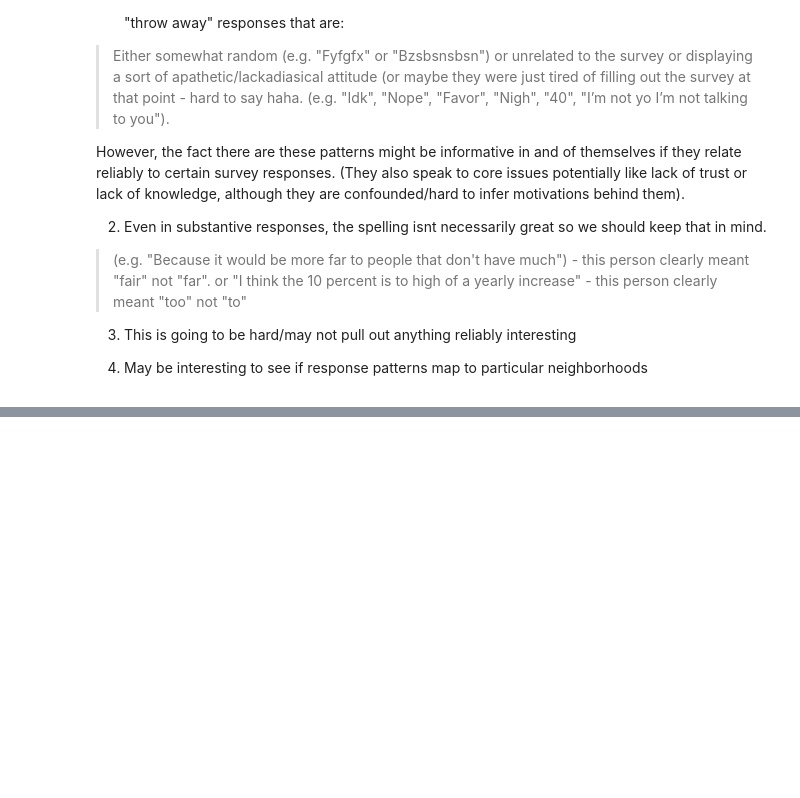
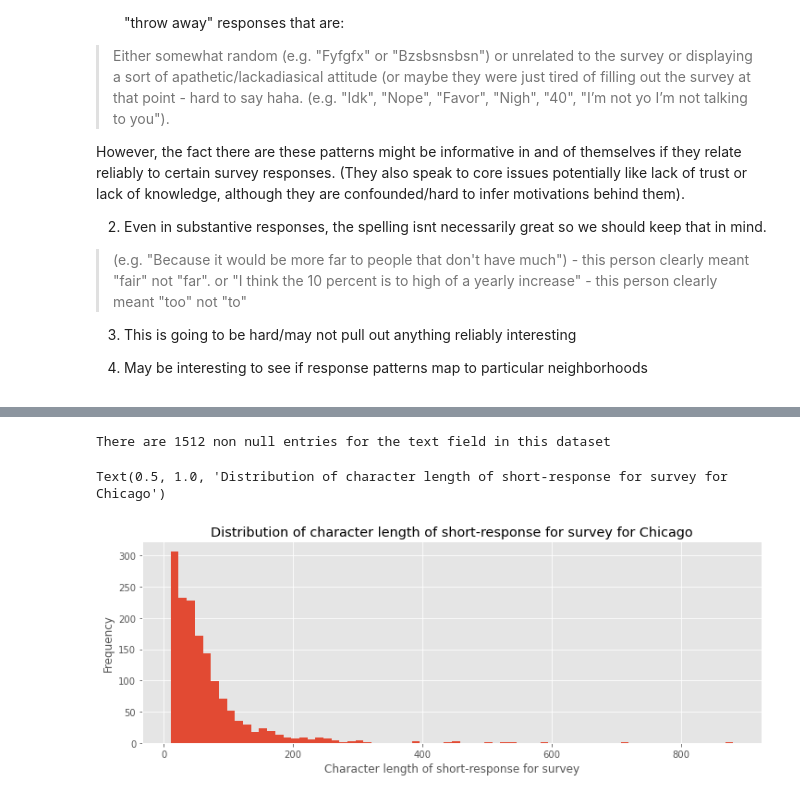
Before and after one commit to erobitschek/urban_policy_nlp, a Jupyter notebook: code/SPUR Densification Survey- NLP Sentiment Analysis.ipynb, the cells around one changed output, grey strips where cells are left out. Drawn from its saved outputs; the diff is of its cells as text; code cells hidden in the pictures; blank space fills up the shorter version.

```diff
--- a/code/SPUR Densification Survey- NLP Sentiment Analysis.ipynb
+++ b/code/SPUR Densification Survey- NLP Sentiment Analysis.ipynb
@@ -157,0 +142,18 @@ Text(0.5, 1.0, 'Distribution of character length of short-response for survey fo
+# %%
+# cut out short responses for now (<10 maybe? or <20, although some have some interesting words like rent or no or yes or good)
+response_df = filter_response_df(survey_response_df, 'Q12.6', min_char=10)
+print("There are %d non null entries for the text field in this dataset" % (len(response_df)))
+response_df['response_char_length'].head()
+
+## Plot distribution of length of responses
+plt.rcParams["figure.figsize"] = (12,4)
+#sns.set(rc={'figure.figsize':(8,3)})
+plt.hist(x=response_df['response_char_length'], bins=70)
+plt.xlabel("Character length of short-response for survey")
+plt.ylabel("Frequency")
+title = ("Distribution of character length of short-response for survey for Chicago")
+plt.title(title)
+# %% [output]
+There are 1512 non null entries for the text field in this dataset
+Text(0.5, 1.0, 'Distribution of character length of short-response for survey for Chicago')
+[figure, added]
```
Also changed, not shown: parts of 7 cells of this notebook.
